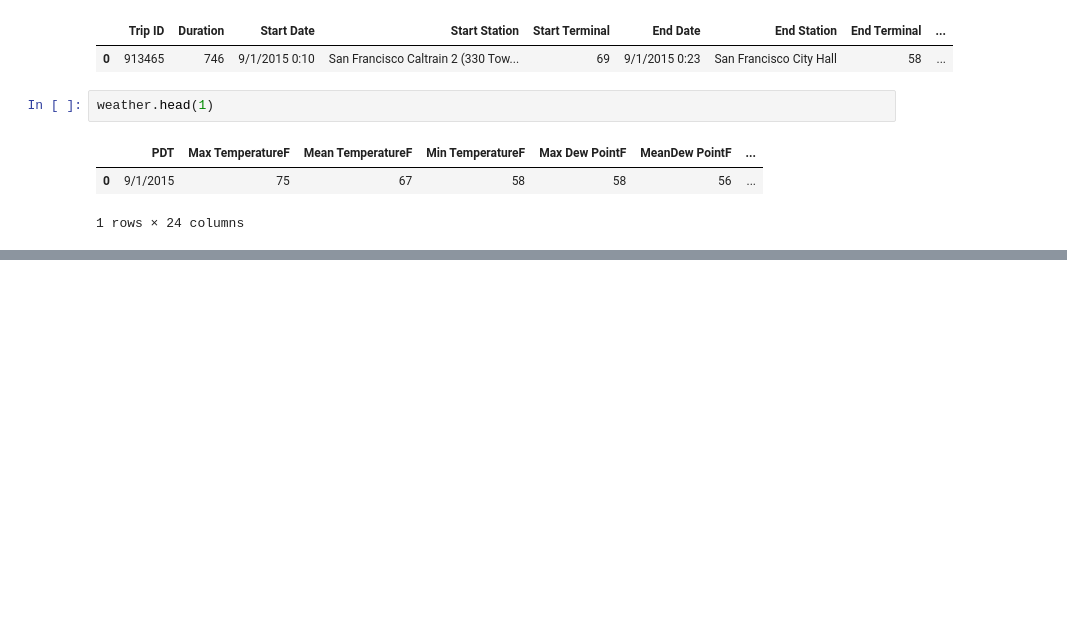
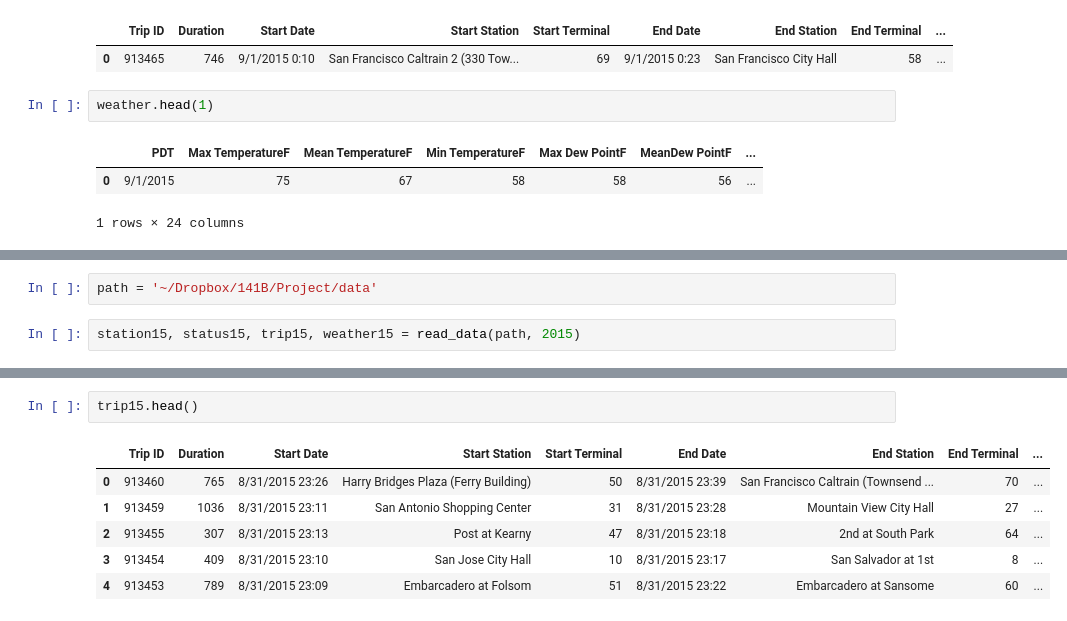
Before and after one commit to pamelot317/SF_bike_share, a Jupyter notebook: sf_bike_share_project141.ipynb, the cells around one changed output, grey strips where cells are left out. Saved outputs shown, nothing was run; the diff lists cells and outputs as text; blank space fills up the shorter version.

```diff
--- a/sf_bike_share_project141.ipynb
+++ b/sf_bike_share_project141.ipynb
@@ -122,0 +123,4 @@ weather.head(1)
+# %%
+path = '~/Dropbox/141B/Project/data'
+# %%
+station15, status15, trip15, weather15 = read_data(path, 2015)
@@ -122,0 +145,9 @@ weather.head(1)
+# %%
+trip15.head()
+# %% [output]
+|  | Trip ID | Duration | Start Date | Start Station | Start Terminal | End Date | End Station | End Terminal | ... |
+| 0 | 913460 | 765 | 8/31/2015 23:26 | Harry Bridges Plaza (Ferry Building) | 50 | 8/31/2015 23:39 | San Francisco Caltrain (Townsend ... | 70 | ... |
+| 1 | 913459 | 1036 | 8/31/2015 23:11 | San Antonio Shopping Center | 31 | 8/31/2015 23:28 | Mountain View City Hall | 27 | ... |
+| 2 | 913455 | 307 | 8/31/2015 23:13 | Post at Kearny | 47 | 8/31/2015 23:18 | 2nd at South Park | 64 | ... |
+| 3 | 913454 | 409 | 8/31/2015 23:10 | San Jose City Hall | 10 | 8/31/2015 23:17 | San Salvador at 1st | 8 | ... |
+| 4 | 913453 | 789 | 8/31/2015 23:09 | Embarcadero at Folsom | 51 | 8/31/2015 23:22 | Embarcadero at Sansome | 60 | ... |
```
Also changed, not shown: parts of 36 cells of this notebook.
